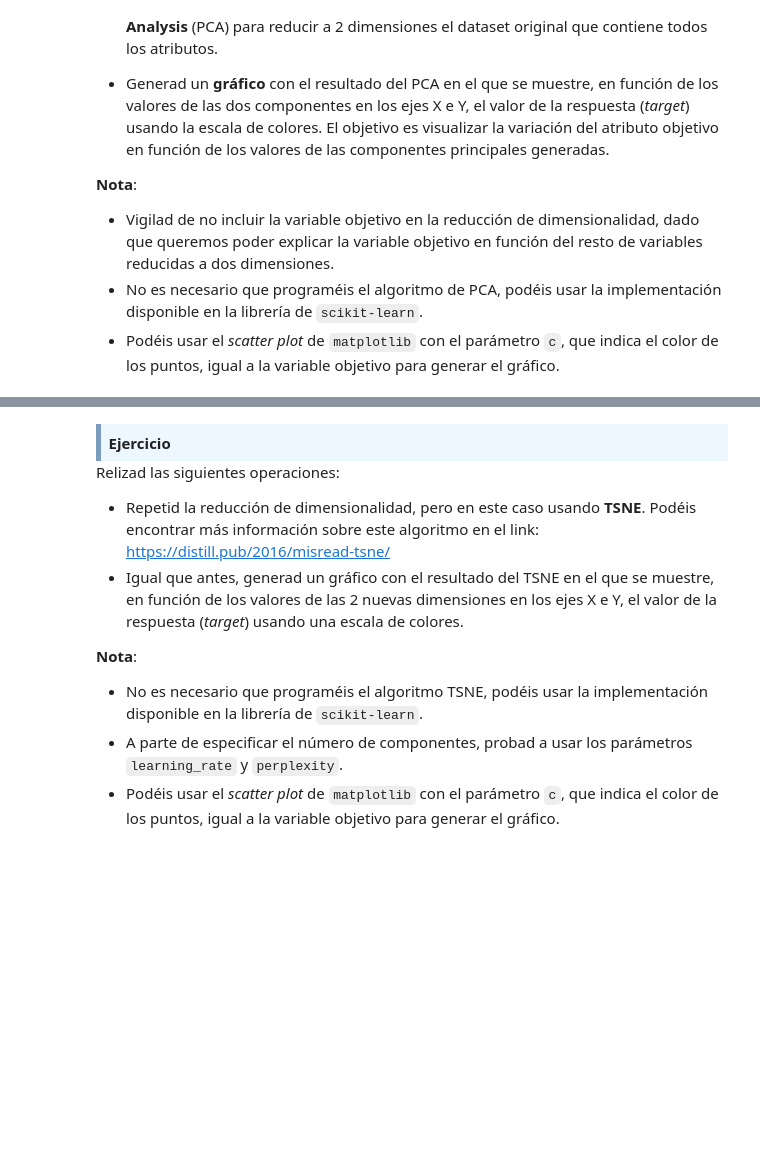
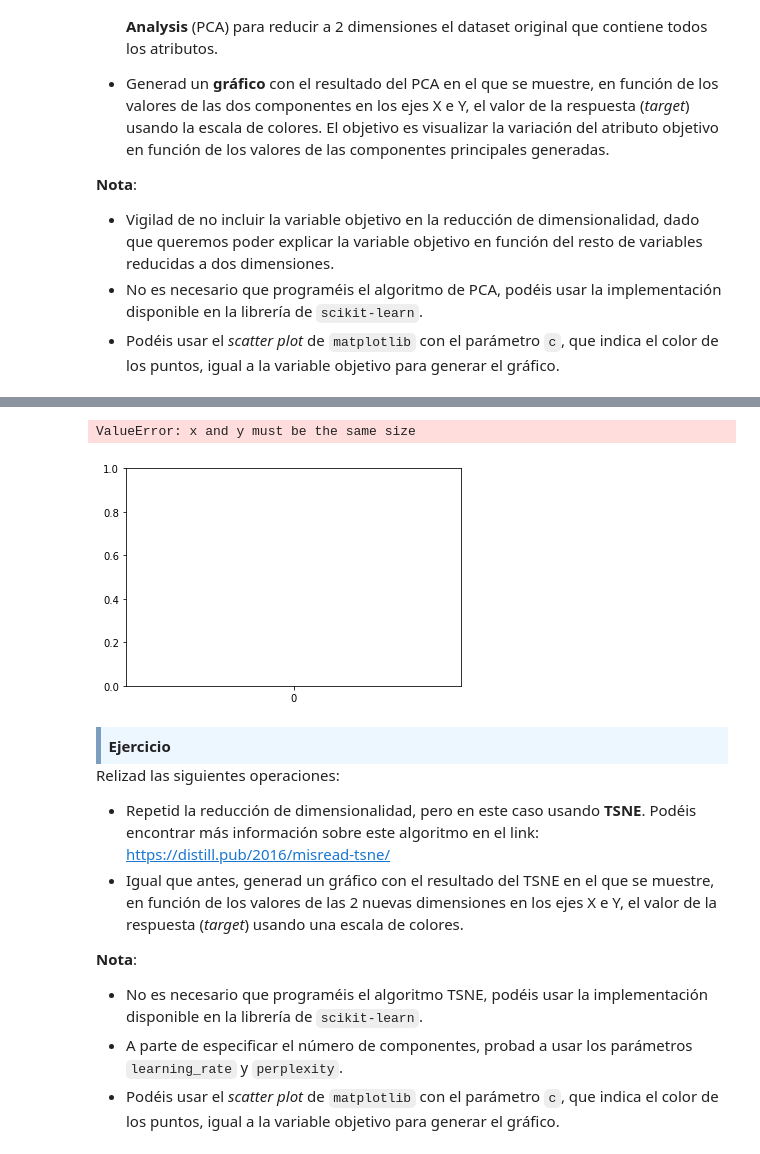
Before and after one commit to angelbujalance/MAME_PEC, a Jupyter notebook: M2.855_20221_PEC1-Enunciado.ipynb, the cells around one changed output, grey strips where cells are left out. Saved outputs shown, nothing was run; the diff lists cells and outputs as text; code cells hidden in the pictures; blank space fills up the shorter version.

```diff
--- a/M2.855_20221_PEC1-Enunciado.ipynb
+++ b/M2.855_20221_PEC1-Enunciado.ipynb
@@ -425,3 +487,9 @@ Relizad las siguientes acciones:
+# %%
+plt.scatter(x='0', y='Y', data=df_pca)
+plt.show()
+# %% [output]
+ValueError: x and y must be the same size
+[figure, added]
 # %% [markdown]
 <div style="background-color: #EDF7FF; border-color: #7C9DBF; border-left: 5px solid #7C9DBF; padding: 0.5em;">
 <strong>Ejercicio</strong>
```
Also changed, not shown: parts of 5 cells of this notebook.
